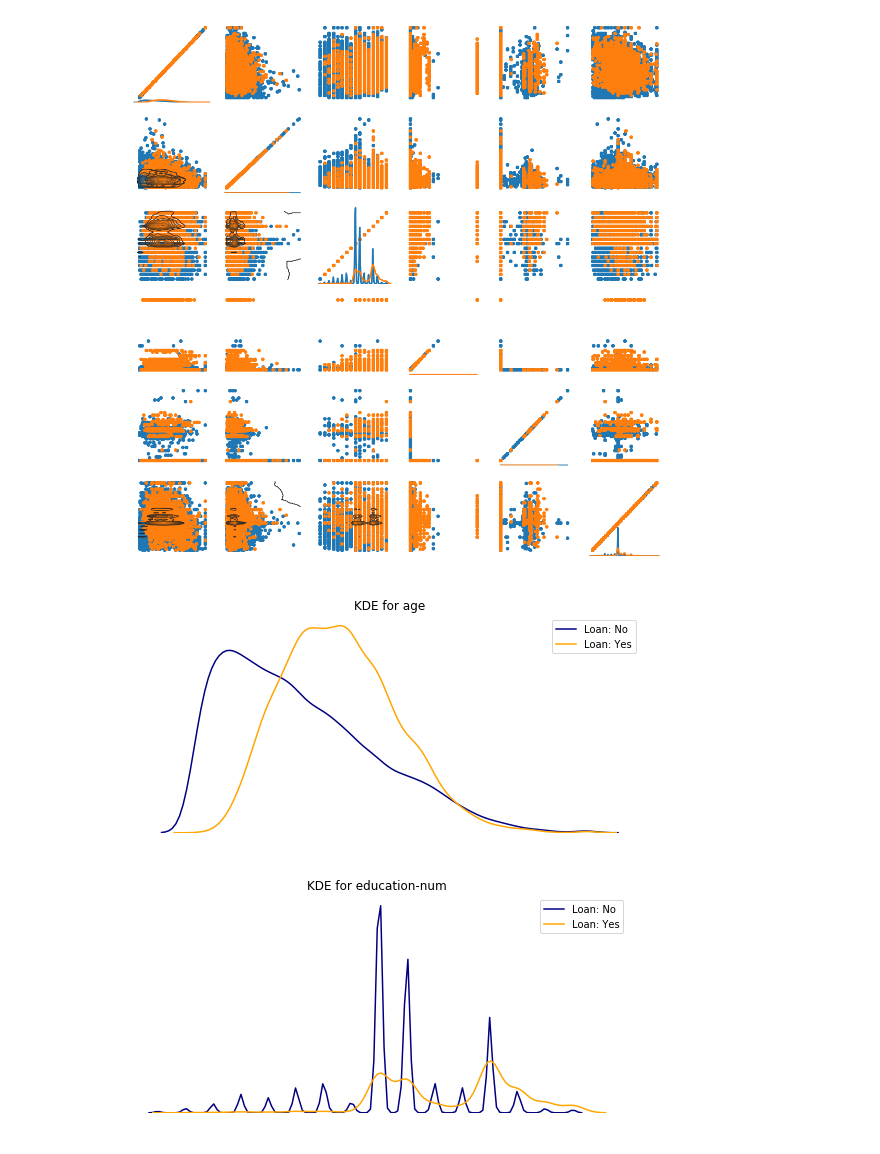
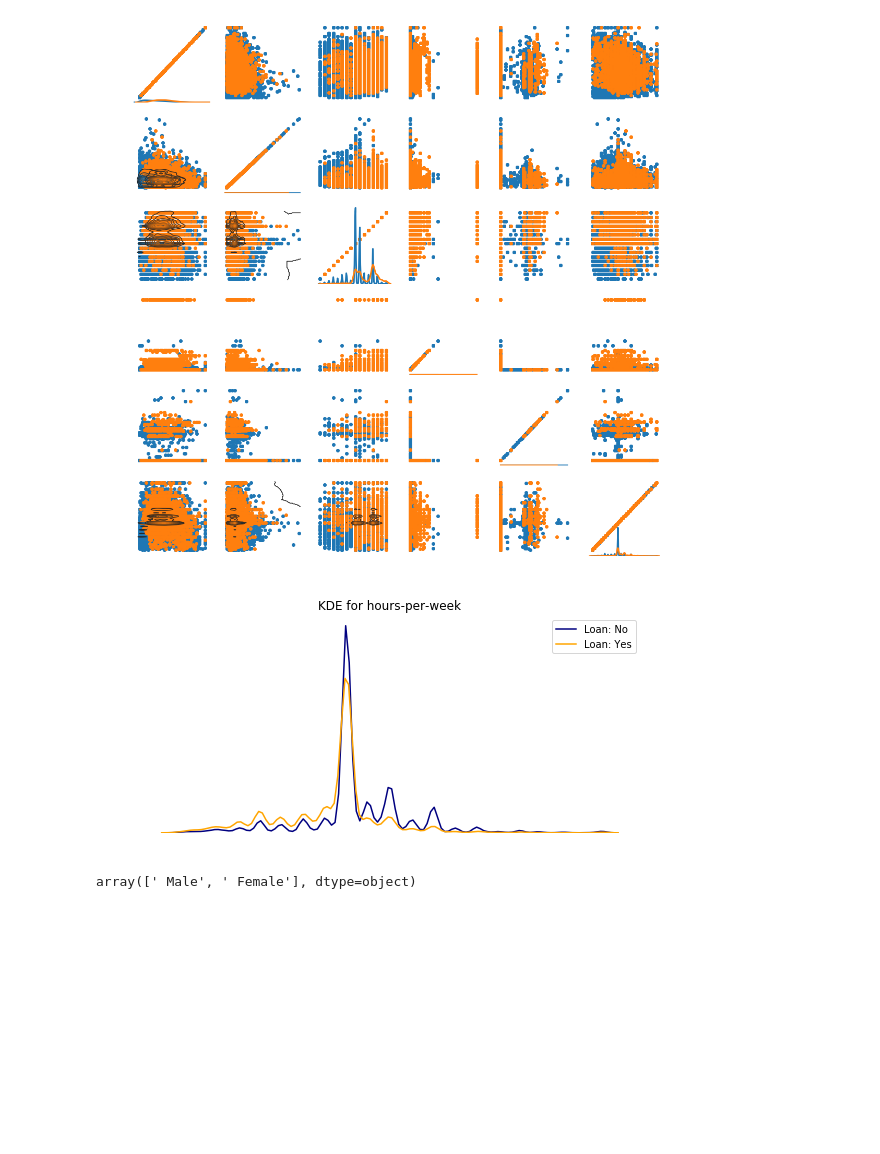
Before and after one commit to EthicalML/xai, a Jupyter notebook: examples/XData Example Usage.ipynb, the cells around one changed output. Drawn from its saved outputs; the diff is of its cells as text; code cells hidden in the pictures; blank space fills up the shorter version.

```diff
--- a/examples/XData Example Usage.ipynb
+++ b/examples/XData Example Usage.ipynb
@@ -185,11 +192,14 @@ g.map(plt.scatter);
 # %%
 def kdeplot(feature):
     plt.figure(figsize=(9, 4))
     plt.title("KDE for {}".format(feature))
-    ax0 = sns.kdeplot(df[df['loan'] == ' <=50K'][feature].dropna(), color= 'navy', label= 'Loan: No')
-    ax1 = sns.kdeplot(df[df['loan'] == ' >50K'][feature].dropna(), color= 'orange', label= 'Loan: Yes')
-kdeplot('age')
-kdeplot('education-num')
+    ax0 = sns.kdeplot(df[df['gender'] == ' Male'][feature].dropna(), color= 'navy', label= 'Loan: No')
+    ax1 = sns.kdeplot(df[df['gender'] == ' Female'][feature].dropna(), color= 'orange', label= 'Loan: Yes')
+kdeplot('hours-per-week')
+# kdeplot('education-num')
 # %% [output]
-[figure, old version]
+[figure, new version]
-[figure, removed]
+# %%
+xd.df["gender"].unique()
+# %% [output]
+array([' Male', ' Female'], dtype=object)
```
Also changed, not shown: parts of 20 cells of this notebook, 5 other files.
